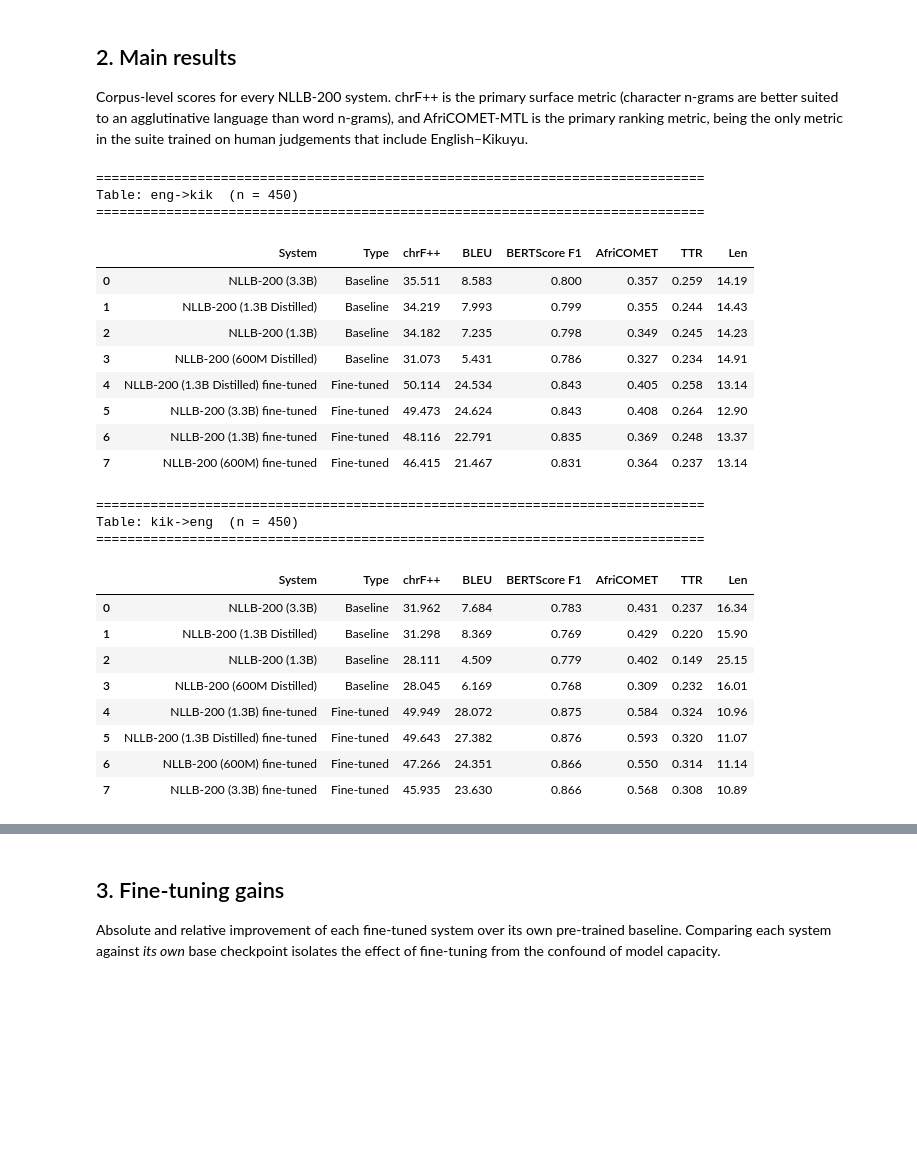
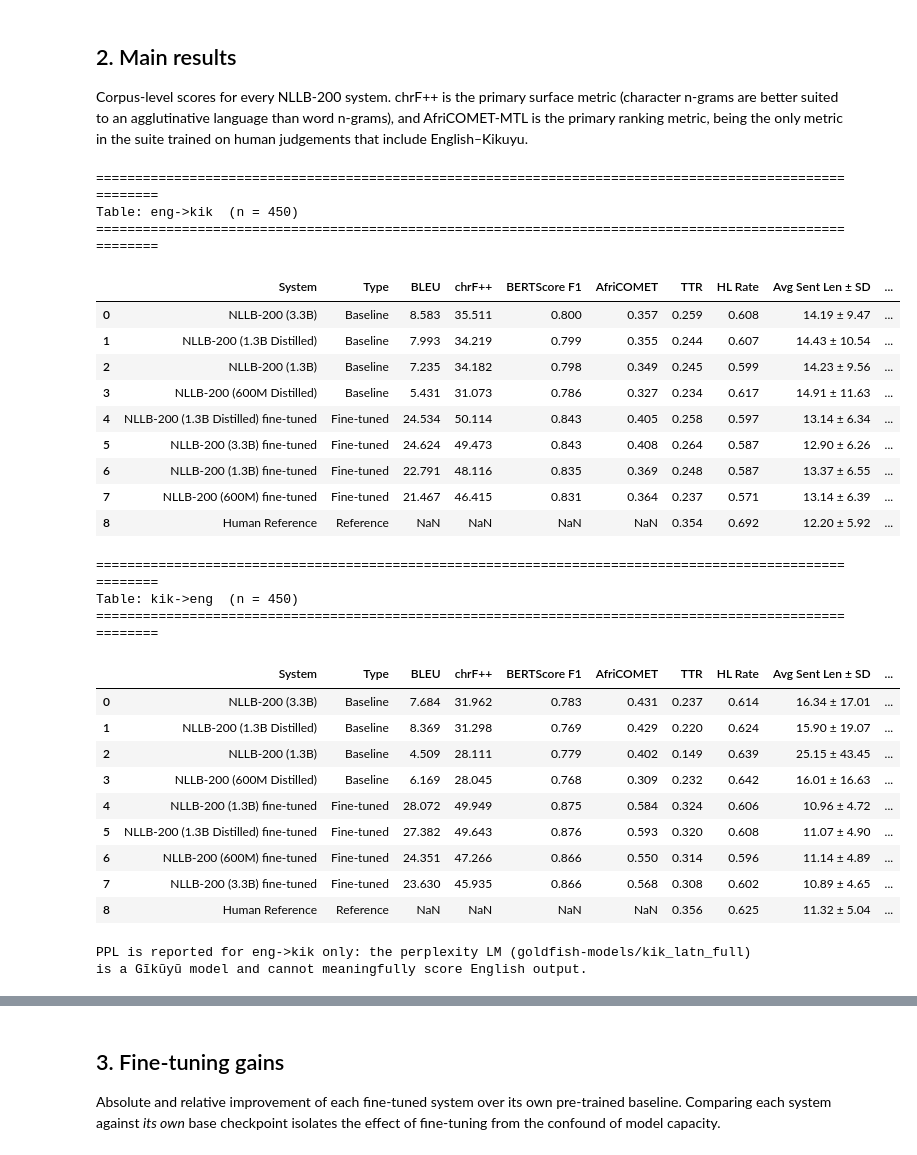
Before and after one commit to markgachara/MTBenchmarks, a Jupyter notebook: analysis_finetuning.ipynb, the cells around one changed output, grey strips where cells are left out. Saved outputs shown, nothing was run; the diff lists cells and outputs as text; code cells hidden in the pictures; blank space fills up the shorter version.

```diff
--- a/analysis_finetuning.ipynb
+++ b/analysis_finetuning.ipynb
@@ -83,6 +83,10 @@ plt.rcParams.update({
     "axes.grid": True, "grid.alpha": 0.3,
 })
 
+# The metric panel is wide; without this pandas truncates columns
+pd.set_option("display.max_columns", None)
+pd.set_option("display.width", 200)
+
 print(f"Bootstrap replicates : {N_BOOTSTRAP:,}")
 print(f"Significance level   : {ALPHA}")
 print(f"Random seed          : {SEED}")
@@ -190,54 +194,74 @@ Corpus-level scores for every NLLB-200 system. chrF++ is the primary surface met
 and AfriCOMET-MTL is the primary ranking metric, being the only metric in the suite
 trained on human judgements that include English–Kikuyu.
 # %%
+HUMAN_REF = "Human Reference"
+
+
 def results_table(direction: str) -> pd.DataFrame:
+    """Full metric panel for the NLLB systems, with the human reference appended."""
     rows = []
     for name, m in METRICS.get(direction, {}).items():
-        if "NLLB" not in name or m.get("chrf_pp", 0) == 0:
+        is_ref = name == HUMAN_REF
+        if not is_ref and ("NLLB" not in name or m.get("chrf_pp", 0) == 0):
             continue
+        sd = m.get("pred_std_sent_len")
         rows.append({
             "System": name,
-            "Type": "Fine-tuned" if "fine-tuned" in name else "Baseline",
+            "Type": "Reference" if is_ref else ("Fine-tuned" if "fine-tuned" in name else "Baseline"),
+            "BLEU": m.get("bleu"),
             "chrF++": m.get("chrf_pp"),
-            "BLEU": m.get("bleu"),
             "BERTScore F1": m.get("bertscore_f1"),
             "AfriCOMET": m.get("africomet_mtl"),
             "TTR": m.get("pred_ttr"),
-            "Len": m.get("pred_avg_sent_len"),
+            "HL Rate": m.get("pred_hapax_rate"),
+            "Avg Sent Len ± SD": (f"{m['pred_avg_sent_len']:.2f} ± {sd:.2f}"
+                                  if m.get("pred_avg_sent_len") is not None and sd is not None else "—"),
+            "PPL": m.get("pred_perplexity"),
         })
     df = pd.DataFrame(rows)
-    return df.sort_values(["Type", "chrF++"], ascending=[True, False]).reset_index(drop=True)
+    # Reference last: it is the target to compare against, not a competitor
+    order = {"Baseline": 0, "Fine-tuned": 1, "Reference": 2}
+    df["_o"] = df["Type"].map(order)
+    return (df.sort_values(["_o", "chrF++"], ascending=[True, False])
+              .drop(columns="_o").reset_index(drop=True))
 
 
 TABLES = {d: results_table(d) for d in DIRECTIONS}
 for d in DIRECTIONS:
-    print(f"\n{'=' * 78}\nTable: {d}  (n = {n_sent[d]})\n{'=' * 78}")
+    print(f"\n{'=' * 104}\nTable: {d}  (n = {n_sent[d]})\n{'=' * 104}")
     display(TABLES[d].round(3))
+
+print("\nPPL is reported for eng->kik only: the perplexity LM (goldfish-models/kik_latn_full)")
+print("is a Gĩkũyũ model and cannot meaningfully score English output.")
 # %% [output]
-==============================================================================
+========================================================================================================
 Table: eng->kik  (n = 450)
-==============================================================================
+========================================================================================================
-|  | System | Type | chrF++ | BLEU | BERTScore F1 | AfriCOMET | TTR | Len |
-| 0 | NLLB-200 (3.3B) | Baseline | 35.511 | 8.583 | 0.800 | 0.357 | 0.259 | 14.19 |
-| 1 | NLLB-200 (1.3B Distilled) | Baseline | 34.219 | 7.993 | 0.799 | 0.355 | 0.244 | 14.43 |
-| 2 | NLLB-200 (1.3B) | Baseline | 34.182 | 7.235 | 0.798 | 0.349 | 0.245 | 14.23 |
-| 3 | NLLB-200 (600M Distilled) | Baseline | 31.073 | 5.431 | 0.786 | 0.327 | 0.234 | 14.91 |
-| 4 | NLLB-200 (1.3B Distilled) fine-tuned | Fine-tuned | 50.114 | 24.534 | 0.843 | 0.405 | 0.258 | 13.14 |
-| 5 | NLLB-200 (3.3B) fine-tuned | Fine-tuned | 49.473 | 24.624 | 0.843 | 0.408 | 0.264 | 12.90 |
-| 6 | NLLB-200 (1.3B) fine-tuned | Fine-tuned | 48.116 | 22.791 | 0.835 | 0.369 | 0.248 | 13.37 |
-| 7 | NLLB-200 (600M) fine-tuned | Fine-tuned | 46.415 | 21.467 | 0.831 | 0.364 | 0.237 | 13.14 |
+|  | System | Type | BLEU | chrF++ | BERTScore F1 | AfriCOMET | TTR | HL Rate | Avg Sent Len ± SD | ... |
+| 0 | NLLB-200 (3.3B) | Baseline | 8.583 | 35.511 | 0.800 | 0.357 | 0.259 | 0.608 | 14.19 ± 9.47 | ... |
+| 1 | NLLB-200 (1.3B Distilled) | Baseline | 7.993 | 34.219 | 0.799 | 0.355 | 0.244 | 0.607 | 14.43 ± 10.54 | ... |
+| 2 | NLLB-200 (1.3B) | Baseline | 7.235 | 34.182 | 0.798 | 0.349 | 0.245 | 0.599 | 14.23 ± 9.56 | ... |
+| 3 | NLLB-200 (600M Distilled) | Baseline | 5.431 | 31.073 | 0.786 | 0.327 | 0.234 | 0.617 | 14.91 ± 11.63 | ... |
+| 4 | NLLB-200 (1.3B Distilled) fine-tuned | Fine-tuned | 24.534 | 50.114 | 0.843 | 0.405 | 0.258 | 0.597 | 13.14 ± 6.34 | ... |
+| 5 | NLLB-200 (3.3B) fine-tuned | Fine-tuned | 24.624 | 49.473 | 0.843 | 0.408 | 0.264 | 0.587 | 12.90 ± 6.26 | ... |
+| 6 | NLLB-200 (1.3B) fine-tuned | Fine-tuned | 22.791 | 48.116 | 0.835 | 0.369 | 0.248 | 0.587 | 13.37 ± 6.55 | ... |
+| 7 | NLLB-200 (600M) fine-tuned | Fine-tuned | 21.467 | 46.415 | 0.831 | 0.364 | 0.237 | 0.571 | 13.14 ± 6.39 | ... |
+| 8 | Human Reference | Reference | NaN | NaN | NaN | NaN | 0.354 | 0.692 | 12.20 ± 5.92 | ... |
-==============================================================================
+========================================================================================================
 Table: kik->eng  (n = 450)
-==============================================================================
+========================================================================================================
-|  | System | Type | chrF++ | BLEU | BERTScore F1 | AfriCOMET | TTR | Len |
-| 0 | NLLB-200 (3.3B) | Baseline | 31.962 | 7.684 | 0.783 | 0.431 | 0.237 | 16.34 |
-| 1 | NLLB-200 (1.3B Distilled) | Baseline | 31.298 | 8.369 | 0.769 | 0.429 | 0.220 | 15.90 |
-| 2 | NLLB-200 (1.3B) | Baseline | 28.111 | 4.509 | 0.779 | 0.402 | 0.149 | 25.15 |
-| 3 | NLLB-200 (600M Distilled) | Baseline | 28.045 | 6.169 | 0.768 | 0.309 | 0.232 | 16.01 |
-| 4 | NLLB-200 (1.3B) fine-tuned | Fine-tuned | 49.949 | 28.072 | 0.875 | 0.584 | 0.324 | 10.96 |
-| 5 | NLLB-200 (1.3B Distilled) fine-tuned | Fine-tuned | 49.643 | 27.382 | 0.876 | 0.593 | 0.320 | 11.07 |
-| 6 | NLLB-200 (600M) fine-tuned | Fine-tuned | 47.266 | 24.351 | 0.866 | 0.550 | 0.314 | 11.14 |
-| 7 | NLLB-200 (3.3B) fine-tuned | Fine-tuned | 45.935 | 23.630 | 0.866 | 0.568 | 0.308 | 10.89 |
+|  | System | Type | BLEU | chrF++ | BERTScore F1 | AfriCOMET | TTR | HL Rate | Avg Sent Len ± SD | ... |
+| 0 | NLLB-200 (3.3B) | Baseline | 7.684 | 31.962 | 0.783 | 0.431 | 0.237 | 0.614 | 16.34 ± 17.01 | ... |
+| 1 | NLLB-200 (1.3B Distilled) | Baseline | 8.369 | 31.298 | 0.769 | 0.429 | 0.220 | 0.624 | 15.90 ± 19.07 | ... |
+| 2 | NLLB-200 (1.3B) | Baseline | 4.509 | 28.111 | 0.779 | 0.402 | 0.149 | 0.639 | 25.15 ± 43.45 | ... |
+| 3 | NLLB-200 (600M Distilled) | Baseline | 6.169 | 28.045 | 0.768 | 0.309 | 0.232 | 0.642 | 16.01 ± 16.63 | ... |
+| 4 | NLLB-200 (1.3B) fine-tuned | Fine-tuned | 28.072 | 49.949 | 0.875 | 0.584 | 0.324 | 0.606 | 10.96 ± 4.72 | ... |
+| 5 | NLLB-200 (1.3B Distilled) fine-tuned | Fine-tuned | 27.382 | 49.643 | 0.876 | 0.593 | 0.320 | 0.608 | 11.07 ± 4.90 | ... |
+| 6 | NLLB-200 (600M) fine-tuned | Fine-tuned | 24.351 | 47.266 | 0.866 | 0.550 | 0.314 | 0.596 | 11.14 ± 4.89 | ... |
+| 7 | NLLB-200 (3.3B) fine-tuned | Fine-tuned | 23.630 | 45.935 | 0.866 | 0.568 | 0.308 | 0.602 | 10.89 ± 4.65 | ... |
+| 8 | Human Reference | Reference | NaN | NaN | NaN | NaN | 0.356 | 0.625 | 11.32 ± 5.04 | ... |
+PPL is reported for eng->kik only: the perplexity LM (goldfish-models/kik_latn_full)
+is a Gĩkũyũ model and cannot meaningfully score English output.
 # %% [markdown]
 **Interpretation.** The separation between the two blocks is unambiguous. Every
 fine-tuned system outperforms every pre-trained baseline in both directions: in
```
Also changed, not shown: parts of 6 cells of this notebook, 4 other files.
